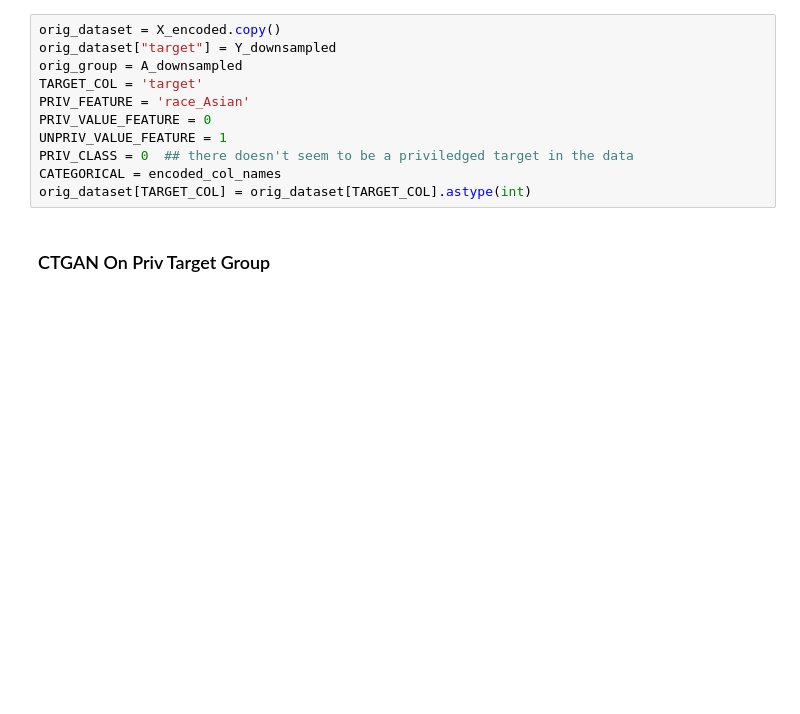
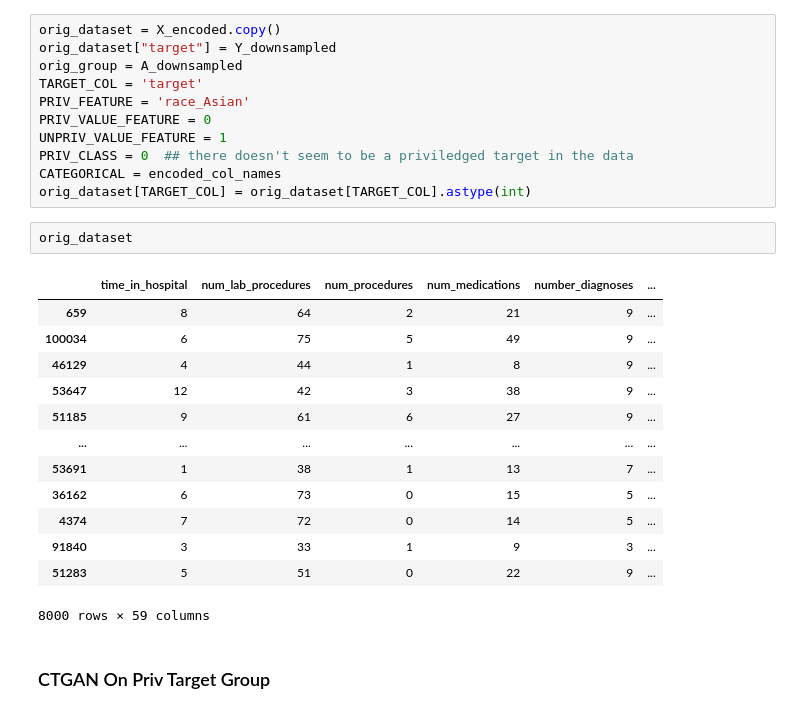
Before and after one commit to tianliiii/Fairlearn, a Jupyter notebook: eval_pipeline.ipynb, the cells around one changed output. Saved outputs shown, nothing was run; the diff lists cells and outputs as text; blank space fills up the shorter version.

```diff
--- a/eval_pipeline.ipynb
+++ b/eval_pipeline.ipynb
@@ -366,6 +368,22 @@ UNPRIV_VALUE_FEATURE = 1
 PRIV_CLASS = 0  ## there doesn't seem to be a priviledged target in the data
 CATEGORICAL = encoded_col_names
 orig_dataset[TARGET_COL] = orig_dataset[TARGET_COL].astype(int)
+# %%
+orig_dataset
+# %% [output]
+|  | time_in_hospital | num_lab_procedures | num_procedures | num_medications | number_diagnoses | ... |
+| 659 | 8 | 64 | 2 | 21 | 9 | ... |
+| 100034 | 6 | 75 | 5 | 49 | 9 | ... |
+| 46129 | 4 | 44 | 1 | 8 | 9 | ... |
+| 53647 | 12 | 42 | 3 | 38 | 9 | ... |
+| 51185 | 9 | 61 | 6 | 27 | 9 | ... |
+| ... | ... | ... | ... | ... | ... | ... |
+| 53691 | 1 | 38 | 1 | 13 | 7 | ... |
+| 36162 | 6 | 73 | 0 | 15 | 5 | ... |
+| 4374 | 7 | 72 | 0 | 14 | 5 | ... |
+| 91840 | 3 | 33 | 1 | 9 | 3 | ... |
+| 51283 | 5 | 51 | 0 | 22 | 9 | ... |
+8000 rows × 59 columns
 # %% [markdown]
 ### CTGAN On Priv Target Group
 # %%
```
Also changed, not shown: parts of 10 cells of this notebook, 1 other file.
